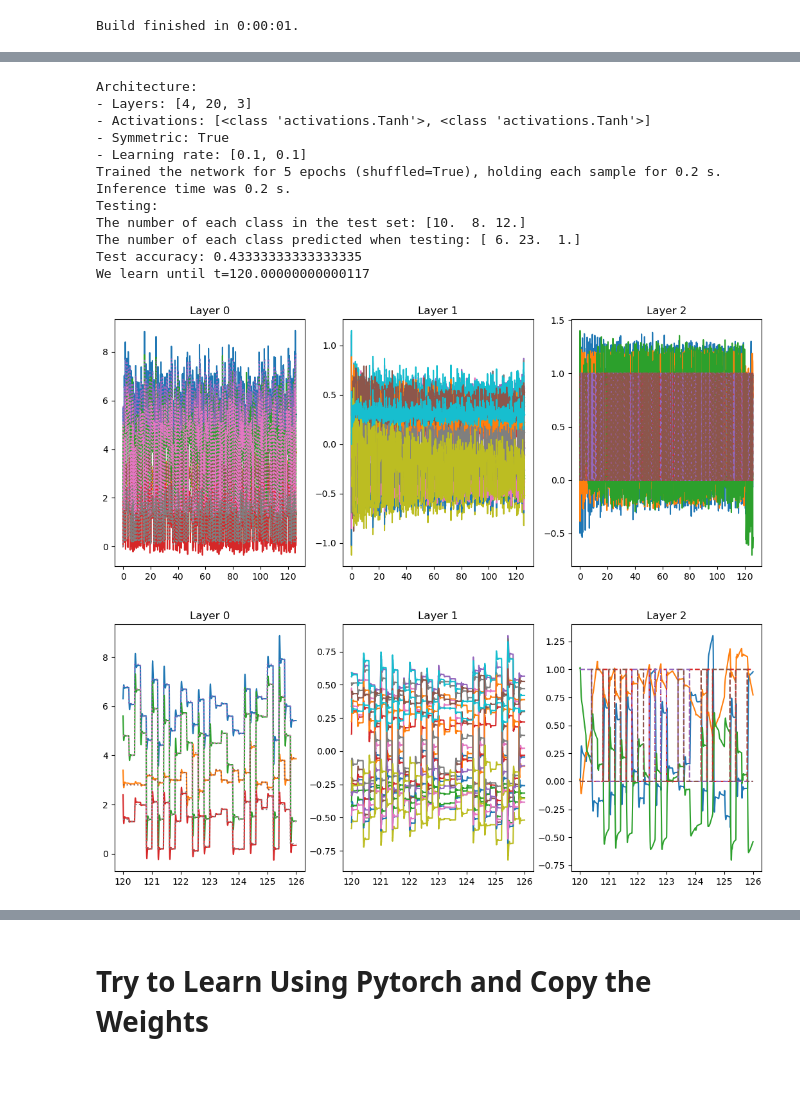
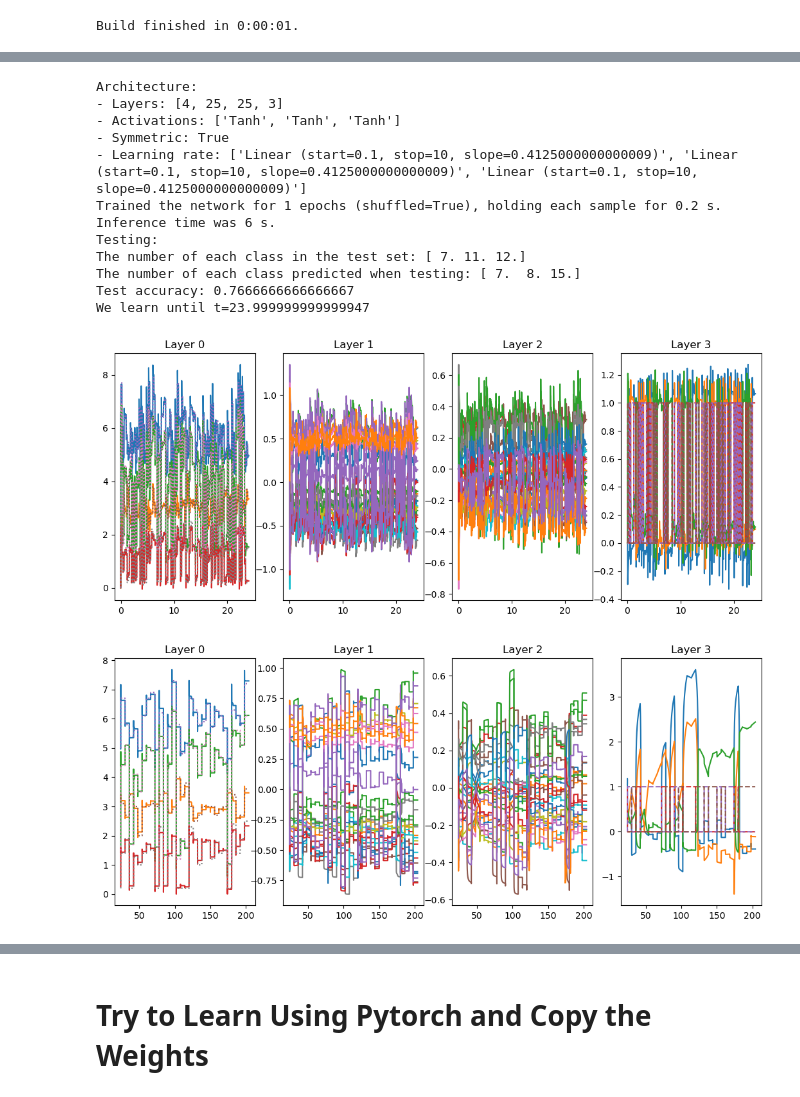
Before and after one commit to jorchard/pc_nengo, a Jupyter notebook: predictive_coding.ipynb, the cells around one changed output, grey strips where cells are left out. Saved outputs shown, nothing was run; the diff lists cells and outputs as text; code cells hidden in the pictures.

Commit message:
Added non-constant learning rates

```diff
--- a/predictive_coding.ipynb
+++ b/predictive_coding.ipynb
@@ -38,11 +39,11 @@ with nengo.Network() as net:
     net.config[nengo.Connection].synapse = tau
     net.config[nengo.Probe].synapse = 0
 
-    epochs = 5
+    epochs = 1
     stab_time = 0
     learn_time = 0.2
     shuffle = True
-    inf_time = 0.2
+    inf_time = 6
     #define data
     x_input, y_input, learn_until = create_learning_inputs(x_train, y_train, epochs, stab_time, learn_time, shuffle)
     #add testing phase
@@ -51,8 +52,12 @@ with nengo.Network() as net:
     stim = nengo.Node(nengo.processes.Piecewise(x_input))   # sensory (bottom layer)
     pred = nengo.Node(nengo.processes.Piecewise(y_input))  # percept (top layer)
 
+    #define learning rate
+    #tau_learn = ConstRate(0.1)
+    tau_learn = LinearRate(0.1, 10, learn_until)
+
     # PC layers
-    PC_net = PCNetwork(n_nodes=[4, 20, 3], tau_learn=0.1, symmetric=True, activation=Tanh, learn_until=learn_until)
+    PC_net = PCNetwork(n_nodes=[4, 25, 25, 3], tau_learn=tau_learn, symmetric=True, activation=Tanh(), learn_until=learn_until)
     PC_net.connect_input(stim=stim)
     PC_net.connect_output(pred)
 
@@ -107,9 +112,9 @@ acc = np.sum(pred_class*y_test)/y_test.shape[0]
 ### Print summary of the network learning ###
 print("Architecture:")
 print(f"- Layers: {[layer.n_nodes for layer in PC_net.layers]}")
-print(f"- Activations: {PC_net.activation}")
+print(f"- Activations: {[str(entry) for entry in PC_net.activation]}")
 print(f"- Symmetric: {PC_net.symmetric}")
-print(f"- Learning rate: {PC_net.tau_learn}")
+print(f"- Learning rate: {[str(entry) for entry in PC_net.tau_learn]}")
 print(f"Trained the network for {epochs} epochs (shuffled={shuffle}), holding each sample for {learn_time} s. Inference time was {inf_time} s.")
 
 print("Testing:")
@@ -125,51 +130,51 @@ n_layers = len(PC_net.layers)
 fig, ax = plt.subplots(nrows=1, ncols=n_layers, figsize=(13,5))
 
 idx = [0, 4000]
-idx = [7000, 10000]
+idx = [4000, 16000]
 #idx = [18000, 20000]
-idx = [0, len(sim.trange())]
+idx = [0, int(learn_until/dt)]
 #idx = [115000, 120000]
 tt = sim.trange()[idx[0]:idx[1]]
 
 for k in range(n_layers):
     ax[k].plot(tt, sim.data[val_probes[k]][idx[0]:idx[1]]); ax[k].set_title(f'Layer {k}');
 
 ax[0].plot(tt, sim.data[p_stim][idx[0]:idx[1]], ':', label="Stim");
 ax[-1].plot(tt, sim.data[p_pred][idx[0]:idx[1]], '--', label="Pred");
 
 
 print(f"We learn until t={learn_until}")
 
 n_layers = len(PC_net.layers)
 
 fig2, ax2 = plt.subplots(nrows=1, ncols=n_layers, figsize=(13,5))
 
 idx = [0, 2000]
-idx = [7000, 7800]
+idx = [1200000, 1216000]
 idx = [int(learn_until/dt), -1] #plot only learning segments
 #idx = [0, len(sim.trange())]
 tt = sim.trange()[idx[0]:idx[1]]
 
 for k in range(n_layers):
     ax2[k].plot(tt, sim.data[val_probes[k]][idx[0]:idx[1]]); ax2[k].set_title(f'Layer {k}');
 
 
 ax2[0].plot(tt, sim.data[p_stim][idx[0]:idx[1]], ':');
 ax2[-1].plot(tt, sim.data[p_pred][idx[0]:idx[1]], '--');
 # %% [output]
 Architecture:
-- Layers: [4, 20, 3]
-- Activations: [<class 'activations.Tanh'>, <class 'activations.Tanh'>]
+- Layers: [4, 25, 25, 3]
+- Activations: ['Tanh', 'Tanh', 'Tanh']
 - Symmetric: True
-- Learning rate: [0.1, 0.1]
-Trained the network for 5 epochs (shuffled=True), holding each sample for 0.2 s. Inference time was 0.2 s.
+- Learning rate: ['Linear (start=0.1, stop=10, slope=0.4125000000000009)', 'Linear (start=0.1, stop=10, slope=0.4125000000000009)', 'Linear (start=0.1, stop=10, slope=0.4125000000000009)']
+Trained the network for 1 epochs (shuffled=True), holding each sample for 0.2 s. Inference time was 6 s.
 Testing:
-The number of each class in the test set: [10.  8. 12.]
-The number of each class predicted when testing: [ 6. 23.  1.]
-Test accuracy: 0.43333333333333335
-We learn until t=120.00000000000117
+The number of each class in the test set: [ 7. 11. 12.]
+The number of each class predicted when testing: [ 7.  8. 15.]
+Test accuracy: 0.7666666666666667
+We learn until t=23.999999999999947
-[figure, old version]
+[figure, new version]
-[figure, old version]
+[figure, new version]
 # %%
 #what is the baseline test accuracy of classifiers?
 
```
Also changed, not shown: parts of 10 cells of this notebook, 5 other files.
